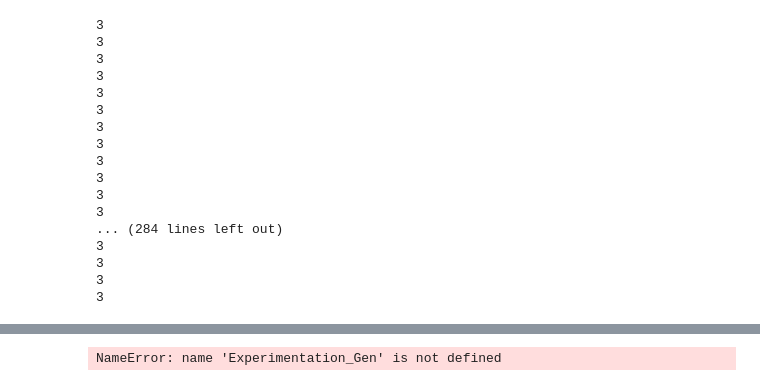
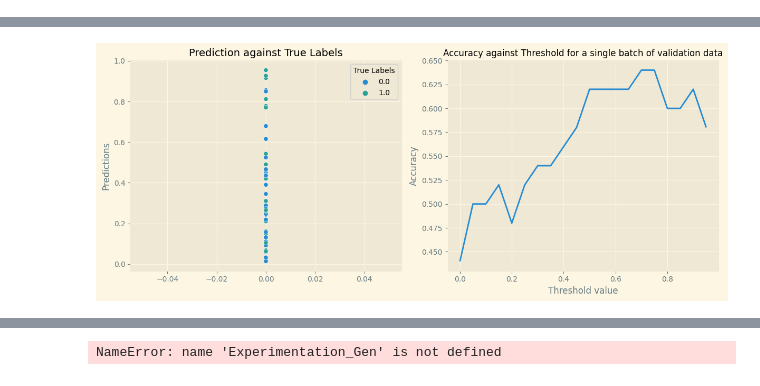
Before and after one commit to X99S5/Transformer_Based_Yugioh_Comparator_Model, a Jupyter notebook: Main.ipynb, the cells around one changed output, grey strips where cells are left out. Saved outputs shown, nothing was run; the diff lists cells and outputs as text; code cells hidden in the pictures.

Commit message:
Using Model to search matches for a test set of cards

```diff
--- a/Main.ipynb
+++ b/Main.ipynb
@@ -367,12 +219,12 @@ def Val_Split_Gen():
 def Pred_Split_Gen():
     seti0 = [i[0] for i in Training_Dataset]
     seti1 = [i[1] for i in Training_Dataset]
-    seti2 = [i[2] for i in Training_Dataset]
+
     for _ in range(1):
-        r_int = random.randint(int(len(Training_Dataset)*0.8) , len(Training_Dataset) - 300)
-        train_seti0 = tf.convert_to_tensor(seti0[r_int:r_int+300] , dtype='float32')
-        train_seti1 = tf.convert_to_tensor(seti1[r_int:r_int+300] , dtype='float32')
-        train_seti2 = tf.convert_to_tensor(seti2[r_int:r_int+300] , dtype='float32')
+        r_int = random.randint(int(len(Training_Dataset)*0.8) , len(Training_Dataset) - 50)
+        train_seti0 = tf.convert_to_tensor(seti0[r_int:r_int+50] , dtype='float32')
+        train_seti1 = tf.convert_to_tensor(seti1[r_int:r_int+50] , dtype='float32')
 
-        yield (train_seti0,train_seti1), train_seti2
+
+        yield train_seti0,train_seti1
 # %%
@@ -468,21 +253,48 @@ Accuracy is: 0.5033333333333333threshold is: 0.95
 # %%
-for i in vals.values:
-    print(len(i))
+### Run to Load a Model
+ArchivedModel = FullModel(225 , 5000 , 225 *2 , 0.1 , 1)
+ArchivedModel.load_weights('Saved_Models/Model6220/Model6220_Weights')
-# %% [output]
-3
-3
-3
-3
-3
-3
-3
-3
-3
-3
-3
-3
-... (284 lines left out)
-3
-3
-3
-3
+# %%
+def ModelStats(Model):
+    '''Pass in a trained Model to see some stats about it'''
+
+    Data , True_Labels = next(Pred_Split_Gen())
+    Predictions = Model.predict(Data)
+
+    fig, axes = plt.subplots(1, 2, figsize=(12, 5))
+
+    vals = pd.DataFrame([{'z' : 0 ,'x' : i[0],'y' : j[0]} for i,j in zip(Predictions , True_Labels.numpy())])
+
+    ### Plot prediction values against true Labels
+    sns.scatterplot(data=vals , x='z' , y='x' , hue='y' , ax=axes[0])
+    axes[0].set_title('Prediction against True Labels' , fontsize=14)
+    axes[0].set_xlabel('')
+    axes[0].set_ylabel('Predictions')
+    axes[0].legend(title='True Labels')
+
+
+    Accuracy = []
+    Threshold = []
+    for threshold in range(0,20,1):
+        count = 0
+        for i in vals.values:
+            if i[1] > threshold/20:
+                pred = 1
+            else:
+                pred = 0
+
+            if pred == i[2]:
+                count+=1
+
+        Accuracy.append(count/len(vals))
+        Threshold.append(threshold/20)
+
+    sns.lineplot(x=Threshold , y=Accuracy ,ax=axes[1])
+    axes[1].set_title('Accuracy against Threshold for a single batch of validation data' , fontsize=12)
+    axes[1].set_xlabel('Threshold value')
+    axes[1].set_ylabel('Accuracy')
+    plt.tight_layout()
+
+
+ModelStats(Model)
+# %% [output]
@@ -489 +302,2 @@ for i in vals.values:
+[figure, added]
 # %%
```
Also changed, not shown: parts of 16 cells of this notebook, 9 other files.
